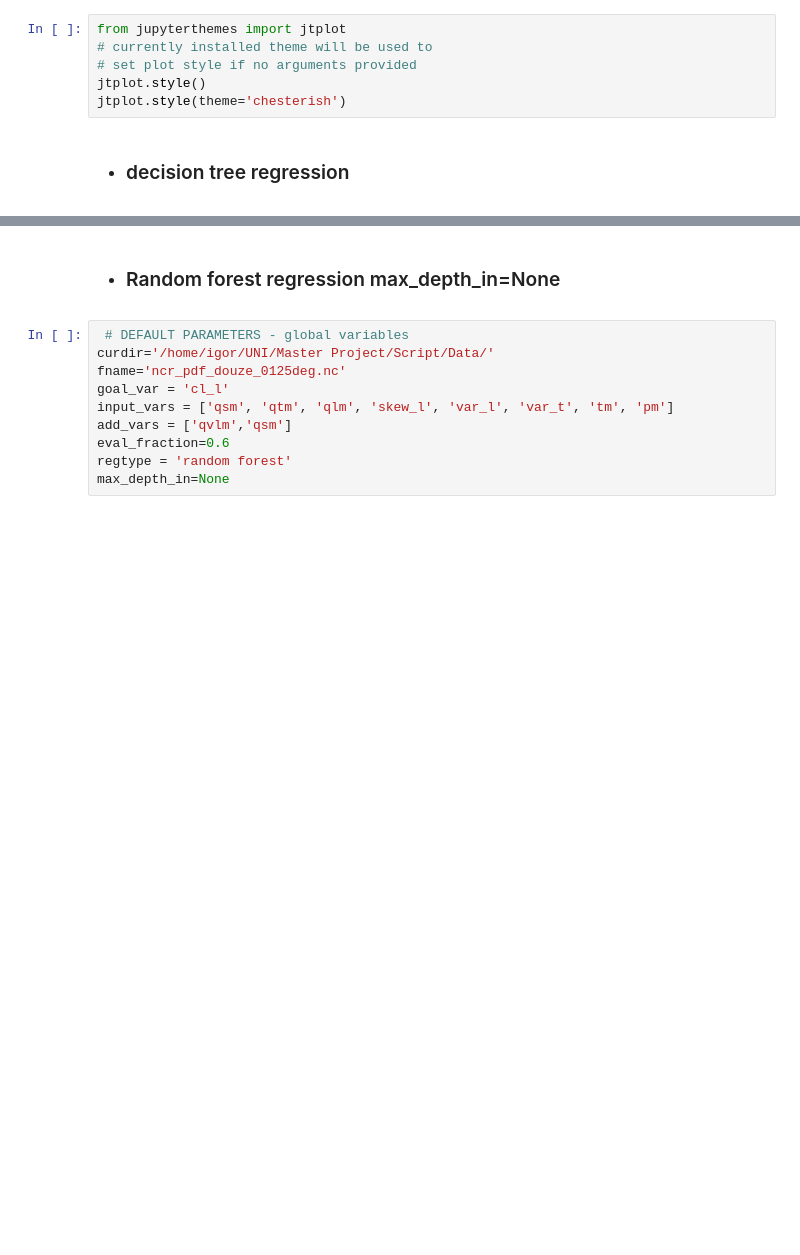
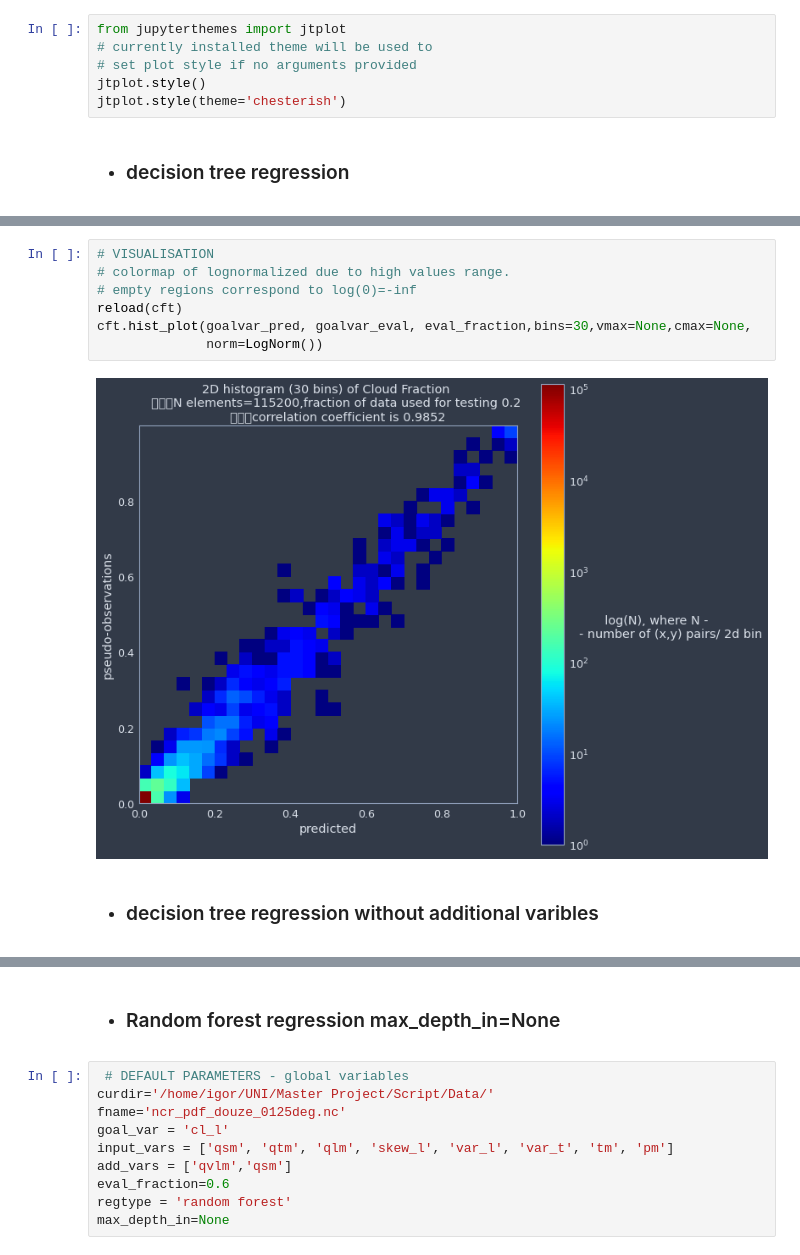
Before and after one commit to Egor93/MSC_repo, a Jupyter notebook: regression/tree_regression_plotter.ipynb, the cells around one changed output, grey strips where cells are left out. Drawn from its saved outputs; the diff is of its cells as text; blank space fills up the shorter version.

```diff
--- a/regression/tree_regression_plotter.ipynb
+++ b/regression/tree_regression_plotter.ipynb
@@ -44 +80,12 @@ ncr_pdf_douze_00625deg.nc  ncr_pdf_douze_1deg.nc
+# %%
+# VISUALISATION
+# colormap of lognormalized due to high values range.
+# empty regions correspond to log(0)=-inf
+reload(cft)
+cft.hist_plot(goalvar_pred, goalvar_eval, eval_fraction,bins=30,vmax=None,cmax=None,
+              norm=LogNorm())
+# %% [output]
+[figure, added]
+# %% [markdown]
+- ### decision tree regression without additional varibles
 # %%
```
Also changed, not shown: parts of 26 cells of this notebook, 1 other file.
